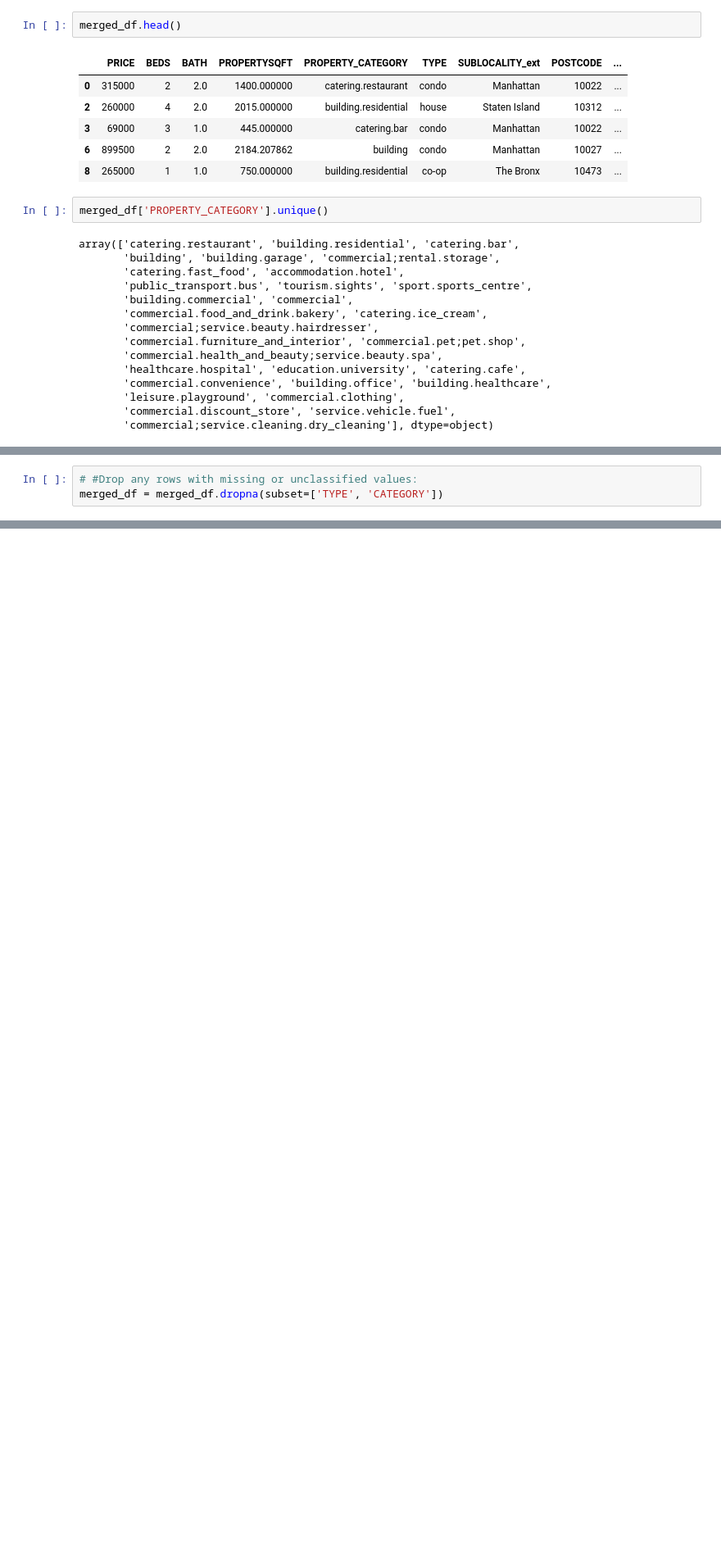
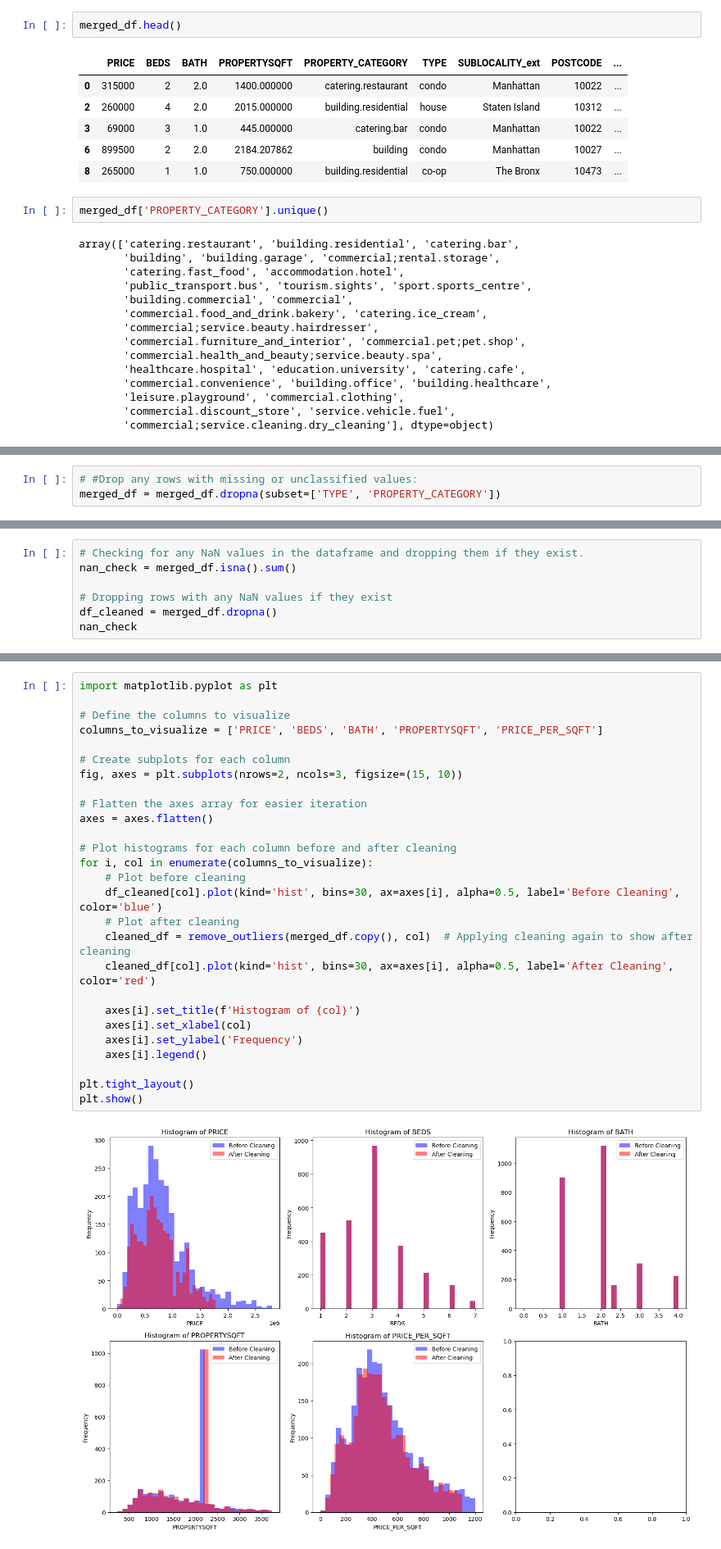
Before and after one commit to avineets87/housing-price-analysis, a Jupyter notebook: data_processing.ipynb, the cells around one changed output, grey strips where cells are left out. Shown at 82% size. Cells and saved outputs as stored; diff of their text form; blank space fills up the shorter version.

```diff
--- a/data_processing.ipynb
+++ b/data_processing.ipynb
@@ -302,0 +332,3 @@ merged_df[['PROPERTY_CATEGORY', 'CATEGORY']]
+# %%
+# #Drop any rows with missing or unclassified values:
+merged_df = merged_df.dropna(subset=['TYPE', 'PROPERTY_CATEGORY'])
@@ -307,3 +422,0 @@ array(['Commercial', 'Residential', 'Other', 'Hospitality'], dtype=object)
-# %%
-# #Drop any rows with missing or unclassified values:
-merged_df = merged_df.dropna(subset=['TYPE', 'CATEGORY'])
@@ -316,0 +423,7 @@ merged_df.shape
+# %%
+# Checking for any NaN values in the dataframe and dropping them if they exist.
+nan_check = merged_df.isna().sum()
+
+# Dropping rows with any NaN values if they exist
+df_cleaned = merged_df.dropna()
+nan_check
@@ -322,3 +458,32 @@ merged_df.to_csv('resources/Cleaned_data.csv', index=False)
 print("File saved as 'Cleaned_data'")
 # %% [output]
 File saved as 'Cleaned_data'
+# %%
+import matplotlib.pyplot as plt
+
+# Define the columns to visualize
+columns_to_visualize = ['PRICE', 'BEDS', 'BATH', 'PROPERTYSQFT', 'PRICE_PER_SQFT']
+
+# Create subplots for each column
+fig, axes = plt.subplots(nrows=2, ncols=3, figsize=(15, 10))
+
+# Flatten the axes array for easier iteration
+axes = axes.flatten()
+
+# Plot histograms for each column before and after cleaning
+for i, col in enumerate(columns_to_visualize):
+    # Plot before cleaning
+    df_cleaned[col].plot(kind='hist', bins=30, ax=axes[i], alpha=0.5, label='Before Cleaning', color='blue')
+    # Plot after cleaning
+    cleaned_df = remove_outliers(merged_df.copy(), col)  # Applying cleaning again to show after cleaning
+    cleaned_df[col].plot(kind='hist', bins=30, ax=axes[i], alpha=0.5, label='After Cleaning', color='red')
+
+    axes[i].set_title(f'Histogram of {col}')
+    axes[i].set_xlabel(col)
+    axes[i].set_ylabel('Frequency')
+    axes[i].legend()
+
+plt.tight_layout()
+plt.show()
+# %% [output]
+[figure, added]
```
Also changed, not shown: parts of 19 cells of this notebook, 1 other file.
